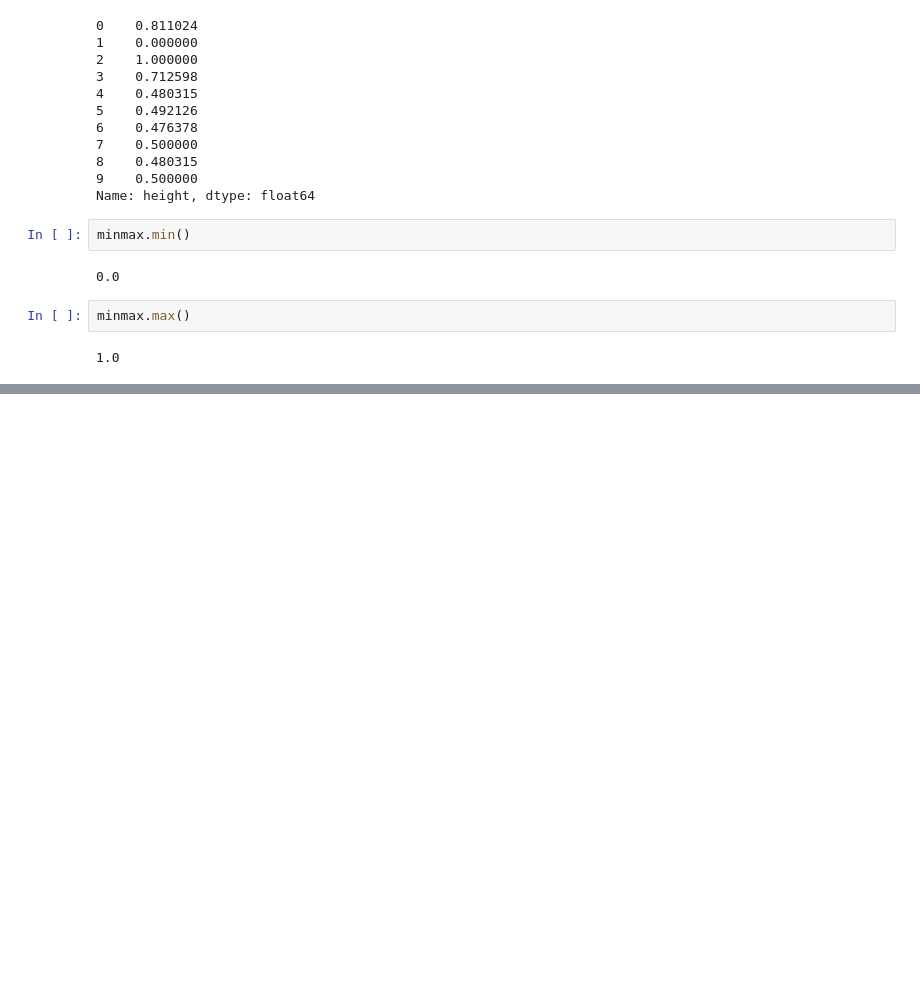
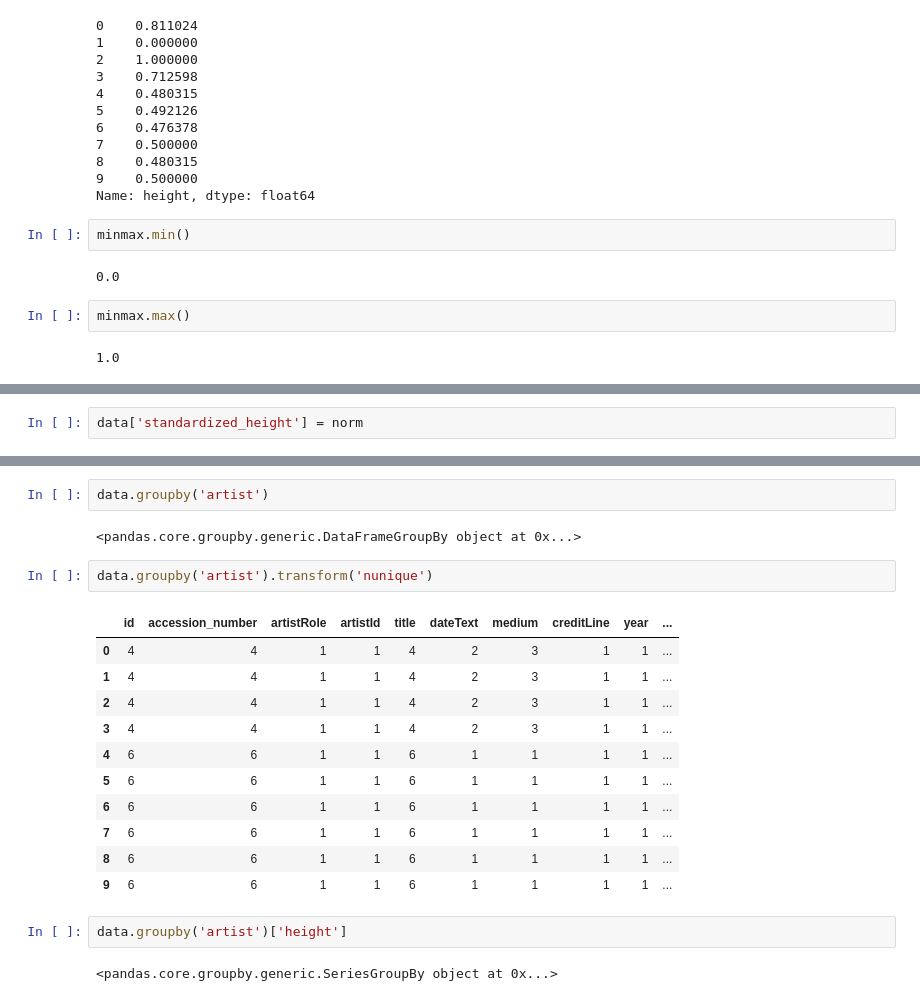
Before and after one commit to jho97/data-analyst-week-2, a Jupyter notebook: may_25/personal_work/lab_work.ipynb, the cells around one changed output, grey strips where cells are left out. Drawn from its saved outputs; the diff is of its cells as text; blank space fills up the shorter version.

Commit message:
group by

```diff
--- a/may_25/personal_work/lab_work.ipynb
+++ b/may_25/personal_work/lab_work.ipynb
@@ -264,3 +264,5 @@ data
 | 7 | 1042 | A00008 | Blake, William | artist | 39 | The Six-Footed Serpent Attacking ... | 1826–7, reprinted 1892 | Line engraving on paper | Purchased with the assistance of ... | ... |
 | 8 | 1043 | A00009 | Blake, William | artist | 39 | The Serpent Attacking Buoso Donati | 1826–7, reprinted 1892 | Line engraving on paper | Purchased with the assistance of ... | ... |
 | 9 | 1044 | A00010 | Blake, William | artist | 39 | The Pit of Disease: The Falsifiers | 1826–7, reprinted 1892 | Line engraving on paper | Purchased with the assistance of ... | ... |
+# %%
+data['standardized_height'] = norm
@@ -266,0 +335,22 @@ data
+# %%
+data.groupby('artist')
+# %% [output]
+<pandas.core.groupby.generic.DataFrameGroupBy object at 0x...>
+# %%
+data.groupby('artist').transform('nunique')
+# %% [output]
+|  | id | accession_number | artistRole | artistId | title | dateText | medium | creditLine | year | ... |
+| 0 | 4 | 4 | 1 | 1 | 4 | 2 | 3 | 1 | 1 | ... |
+| 1 | 4 | 4 | 1 | 1 | 4 | 2 | 3 | 1 | 1 | ... |
+| 2 | 4 | 4 | 1 | 1 | 4 | 2 | 3 | 1 | 1 | ... |
+| 3 | 4 | 4 | 1 | 1 | 4 | 2 | 3 | 1 | 1 | ... |
+| 4 | 6 | 6 | 1 | 1 | 6 | 1 | 1 | 1 | 1 | ... |
+| 5 | 6 | 6 | 1 | 1 | 6 | 1 | 1 | 1 | 1 | ... |
+| 6 | 6 | 6 | 1 | 1 | 6 | 1 | 1 | 1 | 1 | ... |
+| 7 | 6 | 6 | 1 | 1 | 6 | 1 | 1 | 1 | 1 | ... |
+| 8 | 6 | 6 | 1 | 1 | 6 | 1 | 1 | 1 | 1 | ... |
+| 9 | 6 | 6 | 1 | 1 | 6 | 1 | 1 | 1 | 1 | ... |
+# %%
+data.groupby('artist')['height']
+# %% [output]
+<pandas.core.groupby.generic.SeriesGroupBy object at 0x...>
```
Also changed, not shown: parts of 8 cells of this notebook, 1 other file.
